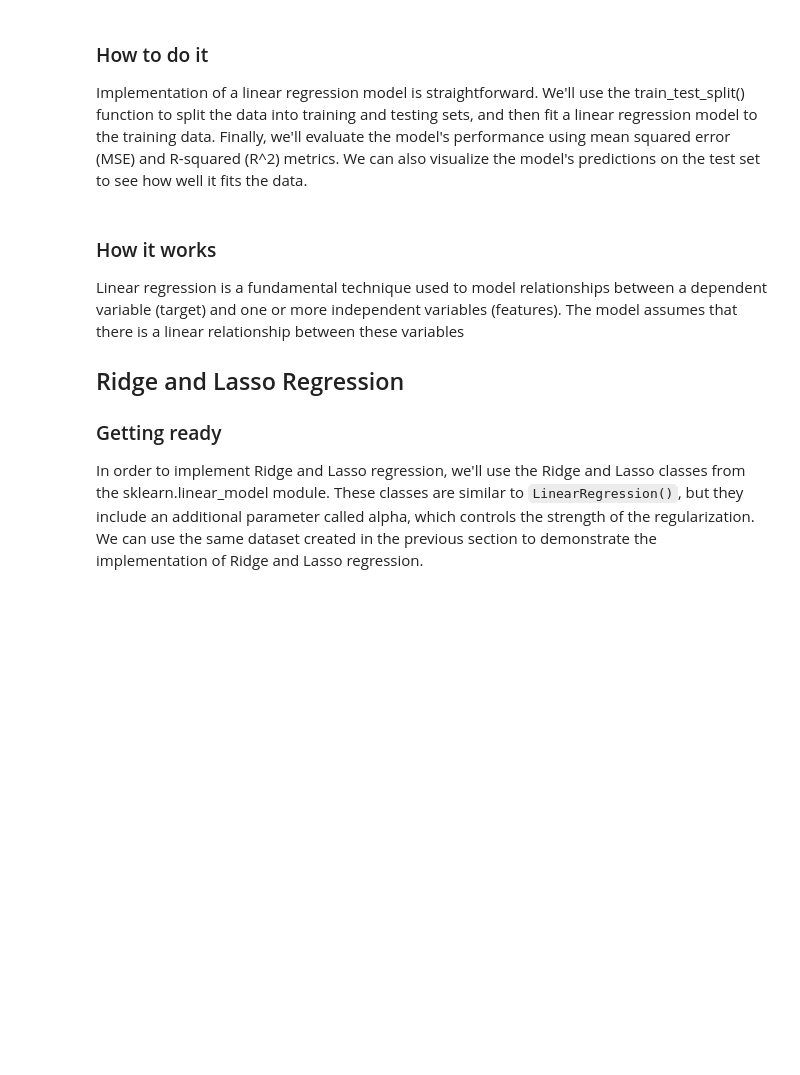
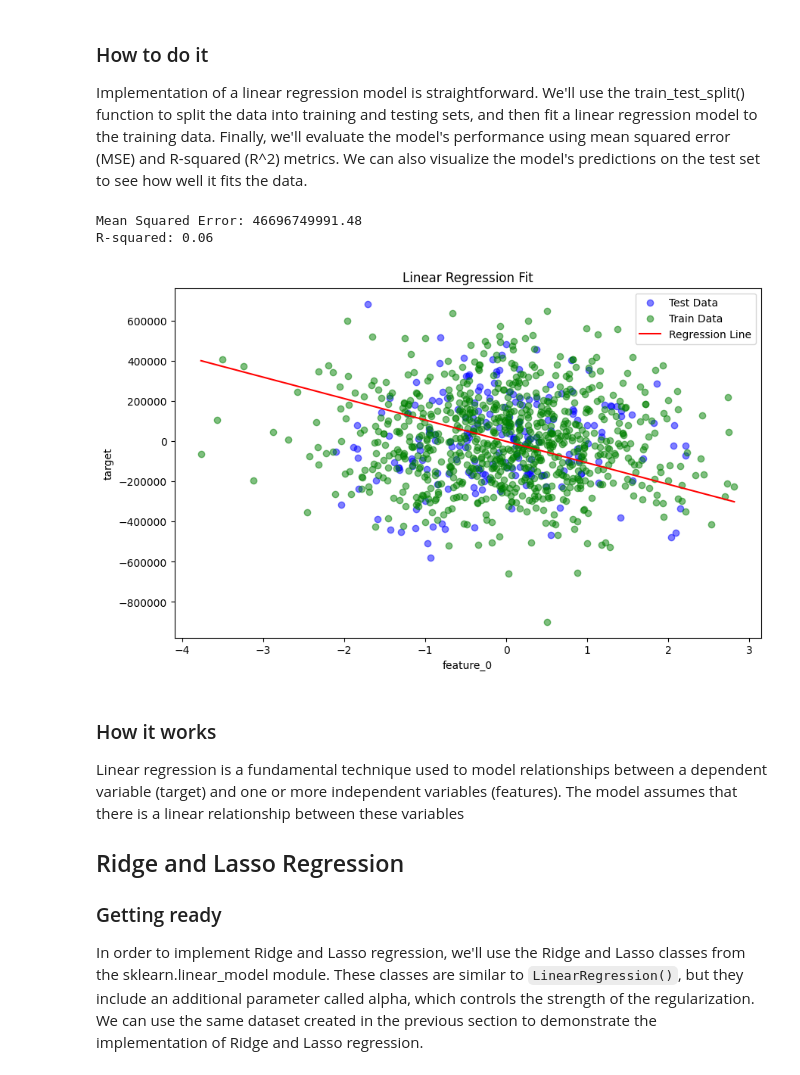
Before and after one commit to PacktPublishing/Scikit-Learn-Cookbook-Third-Edition, a Jupyter notebook: Chapter 5 Linear Models and Regularization.ipynb, the cells around one changed output. Saved outputs shown, nothing was run; the diff lists cells and outputs as text; code cells hidden in the pictures; blank space fills up the shorter version.

```diff
--- a/Chapter 5 Linear Models and Regularization.ipynb
+++ b/Chapter 5 Linear Models and Regularization.ipynb
@@ -60,35 +62,39 @@ from sklearn.metrics import mean_squared_error, r2_score
 X_train, X_test, y_train, y_test = train_test_split(X, y, test_size=0.2, random_state=123)
 
 # Create and fit Linear Regression model
 linear_model = LinearRegression()
 linear_model.fit(X_train, y_train)
 
 # Make predictions on the test set
 y_pred = linear_model.predict(X_test)
 
 # Evaluate performance using MSE and R-squared
 mse = mean_squared_error(y_test, y_pred)
 r2 = r2_score(y_test, y_pred)
 print(f'Mean Squared Error: {mse:.2f}')
 print(f'R-squared: {r2:.2f}')
 
 # Visualize the data and regression line (using feature_0 for visualization)
 plt.figure(figsize=(10, 6))
-plt.scatter(X_test['feature_0'], y_test, color='blue', alpha=0.5, label='Test Data')
-plt.scatter(X_train['feature_0'], y_train, color='green', alpha=0.5, label='Train Data')
+plt.scatter(X_test[:, 0], y_test, color='blue', alpha=0.5, label='Test Data')
+plt.scatter(X_train[:, 0], y_train, color='green', alpha=0.5, label='Train Data')
 
 # Sort the data for a smooth line plot
 X_line = np.linspace(df['feature_0'].min(), df['feature_0'].max(), 100).reshape(-1, 1)
 X_line_full = np.zeros((100, len(feature_names)))
 X_line_full[:, 0] = X_line.ravel()  # Set feature_0, leave others as 0
 y_line = linear_model.predict(pd.DataFrame(X_line_full, columns=feature_names))
 
 plt.plot(X_line, y_line, color='red', label='Regression Line')
 plt.xlabel('feature_0')
 plt.ylabel('target')
 plt.title('Linear Regression Fit')
 plt.legend()
 plt.show()
+# %% [output]
+Mean Squared Error: 46696749991.48
+R-squared: 0.06
+[figure, added]
 # %% [markdown]
 ### How it works
 Linear regression is a fundamental technique used to model relationships between a dependent variable (target) and one or more independent variables (features). The model assumes that there is a linear relationship between these variables
```
Also changed, not shown: parts of 2 cells of this notebook.
